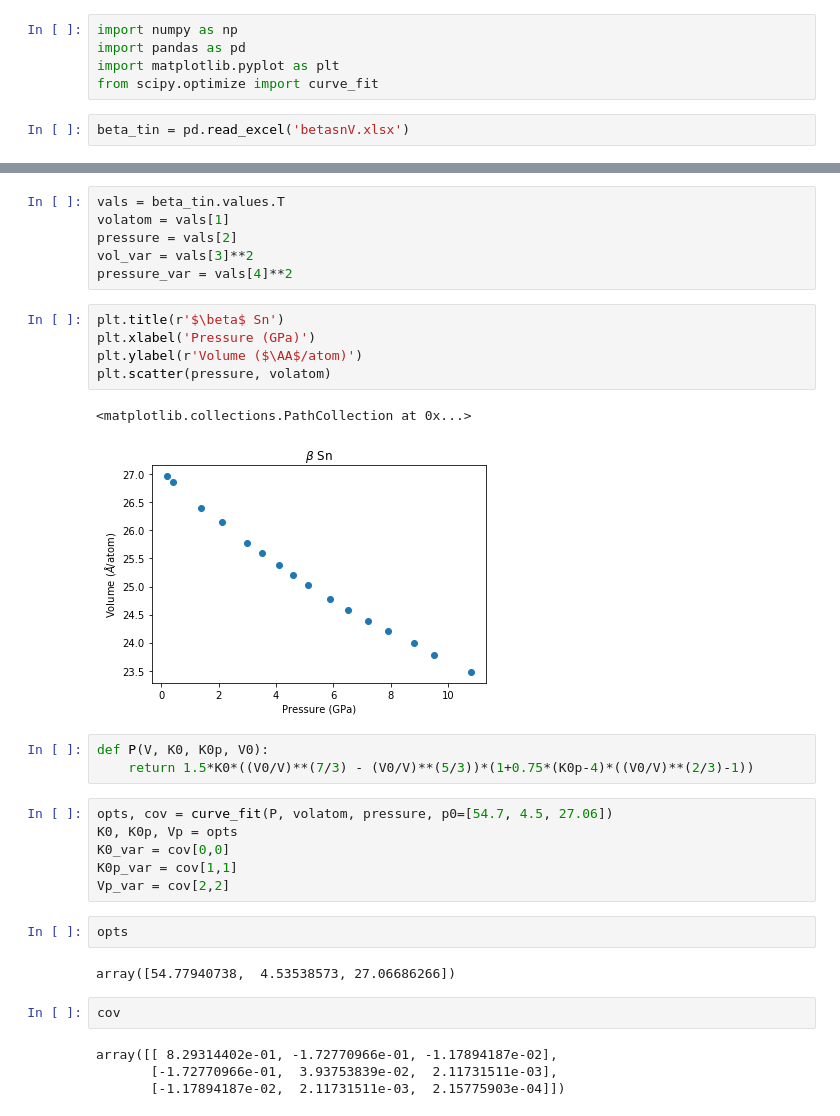
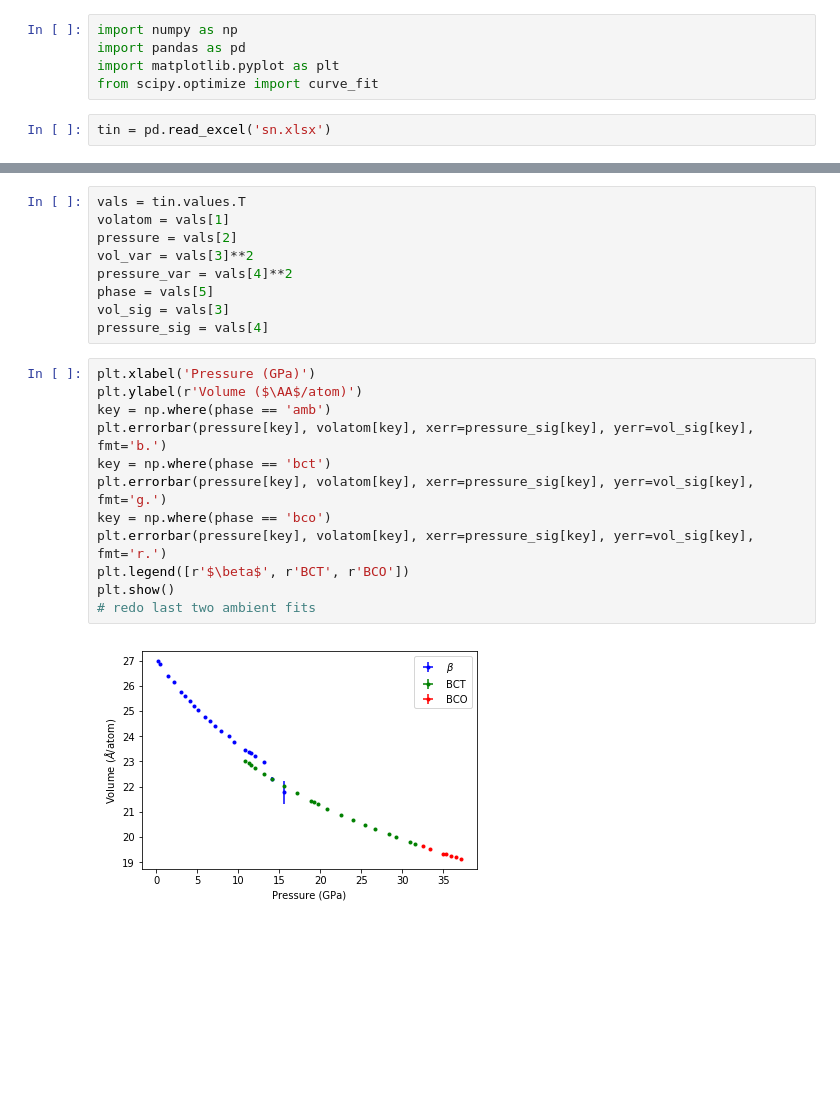
Before and after one commit to David-Zagaceta/Intermediate-Lab, a Jupyter notebook: crystallography_lab.ipynb, the cells around one changed output, grey strips where cells are left out. Cells and saved outputs as stored; diff of their text form; blank space fills up the shorter version.

Commit message:
most recent value

```diff
--- a/crystallography_lab.ipynb
+++ b/crystallography_lab.ipynb
@@ -4,4 +4,4 @@ import pandas as pd
 import matplotlib.pyplot as plt
 from scipy.optimize import curve_fit
 # %%
-beta_tin = pd.read_excel('betasnV.xlsx')
+tin = pd.read_excel('sn.xlsx')
@@ -28,34 +28,24 @@ beta_tin
 # %%
-vals = beta_tin.values.T
+vals = tin.values.T
 volatom = vals[1]
 pressure = vals[2]
 vol_var = vals[3]**2
 pressure_var = vals[4]**2
+phase = vals[5]
+vol_sig = vals[3]
+pressure_sig = vals[4]
-# %%
-plt.title(r'$\beta$ Sn')
-plt.xlabel('Pressure (GPa)')
-plt.ylabel(r'Volume ($\AA$/atom)')
-plt.scatter(pressure, volatom)
-# %% [output]
-<matplotlib.collections.PathCollection at 0x...>
-[figure, removed]
-# %%
-def P(V, K0, K0p, V0):
-    return 1.5*K0*((V0/V)**(7/3) - (V0/V)**(5/3))*(1+0.75*(K0p-4)*((V0/V)**(2/3)-1))
-# %%
-opts, cov = curve_fit(P, volatom, pressure, p0=[54.7, 4.5, 27.06])
-K0, K0p, Vp = opts
-K0_var = cov[0,0]
-K0p_var = cov[1,1]
-Vp_var = cov[2,2]
-# %%
-opts
-# %% [output]
-array([54.77940738,  4.53538573, 27.06686266])
-# %%
-cov
-# %% [output]
-array([[ 8.29314402e-01, -1.72770966e-01, -1.17894187e-02],
-       [-1.72770966e-01,  3.93753839e-02,  2.11731511e-03],
-       [-1.17894187e-02,  2.11731511e-03,  2.15775903e-04]])
+# %%
+plt.xlabel('Pressure (GPa)')
+plt.ylabel(r'Volume ($\AA$/atom)')
+key = np.where(phase == 'amb')
+plt.errorbar(pressure[key], volatom[key], xerr=pressure_sig[key], yerr=vol_sig[key], fmt='b.')
+key = np.where(phase == 'bct')
+plt.errorbar(pressure[key], volatom[key], xerr=pressure_sig[key], yerr=vol_sig[key], fmt='g.')
+key = np.where(phase == 'bco')
+plt.errorbar(pressure[key], volatom[key], xerr=pressure_sig[key], yerr=vol_sig[key], fmt='r.')
+plt.legend([r'$\beta$', r'BCT', r'BCO'])
+plt.show()
+# redo last two ambient fits
+# %% [output]
+[figure, added]
 # %%
```
Also changed, not shown: parts of 18 cells of this notebook.
